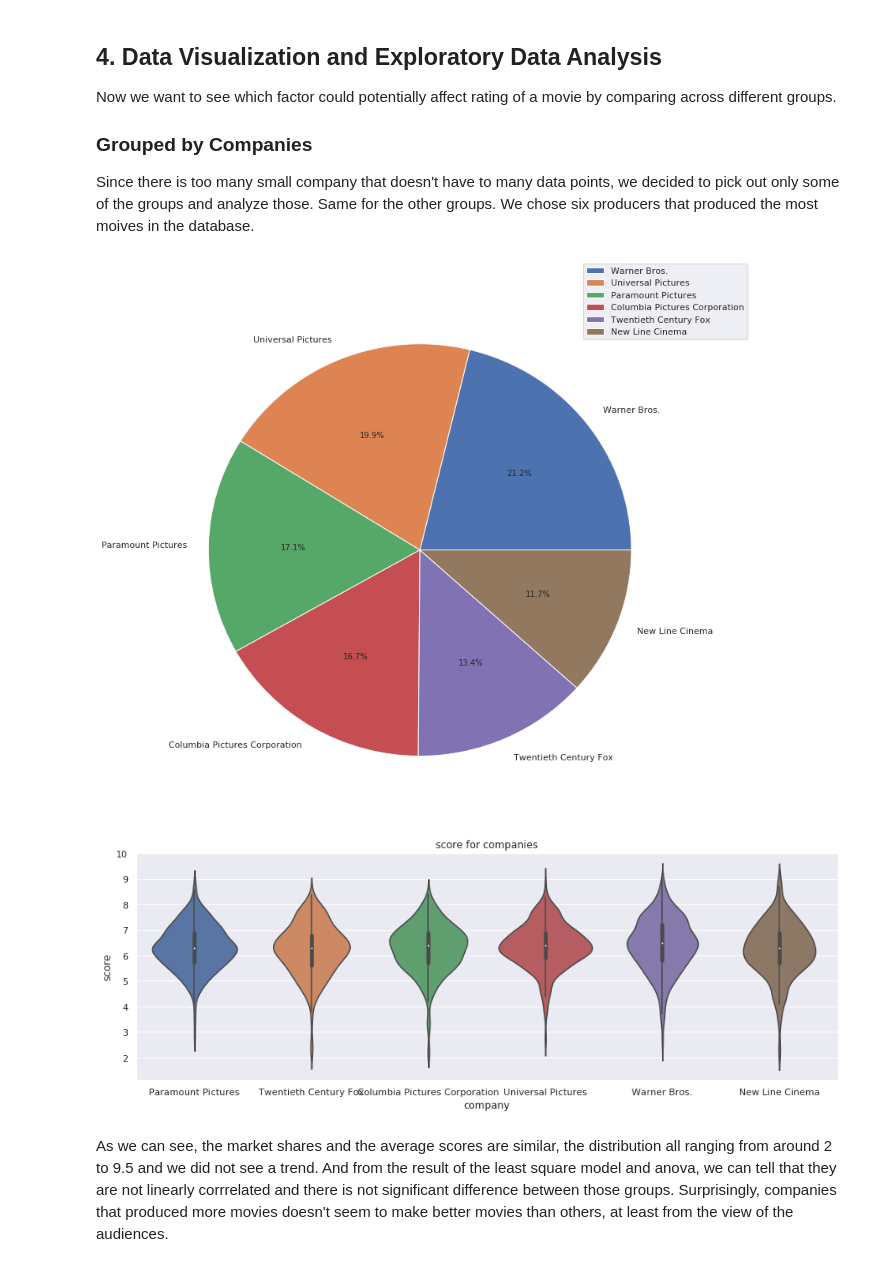
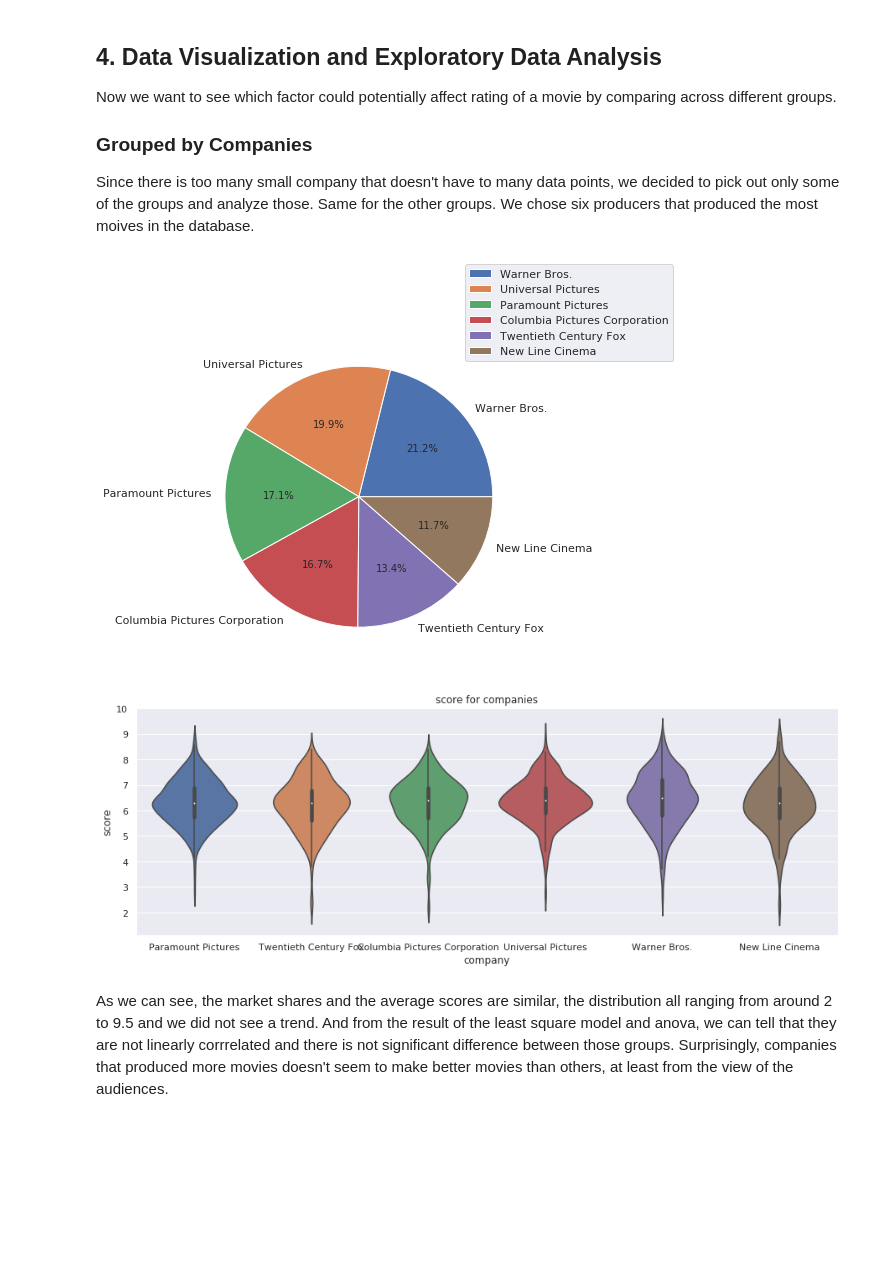
Before and after one commit to rayguan97/CMSC320, a Jupyter notebook: Final Tutorial.ipynb, the cells around one changed output. Drawn from its saved outputs; the diff is of its cells as text; code cells hidden in the pictures; blank space fills up the shorter version.

```diff
--- a/Final Tutorial.ipynb
+++ b/Final Tutorial.ipynb
@@ -492,22 +490,22 @@ Since there is too many small company that doesn't have to many data points, we
 # %%
 
 
 company_data = dataset[['company', 'score']].groupby(['company']).count()
 company_data = company_data.sort_values(by='score', ascending=False)
 set1 = dataset[dataset.company.isin(company_data.index[:6])]
 
 pie1 = set1['company'].value_counts().reset_index()
-plt.figure(figsize=(12,12))
+plt.figure(figsize=(6,6))
 ax = plt.subplot(111)
 plt.pie(x = pie1['company'], labels= pie1['index'],autopct= '%1.1f%%')
 ax.legend(bbox_to_anchor=(0.8, 0.9))
 plt.show()
 
 
 plot1 = sns.violinplot(x = 'company', y = 'score', data = set1).set_title("score for companies")
 plot1.figure.set_size_inches(15, 5);
 # %% [output]
-[figure, old version]
+[figure, new version]
 [figure]
 # %% [markdown]
 As we can see, the market shares and the average scores are similar, the distribution all ranging from around 2 to 9.5 and we did not see a trend. And from the result of the least square model and anova, we can tell that they are not linearly corrrelated and there is not significant difference between those groups. Surprisingly, companies that produced more movies doesn't seem to make better movies than others, at least from the view of the audiences.
```
Also changed, not shown: parts of 18 cells of this notebook.
